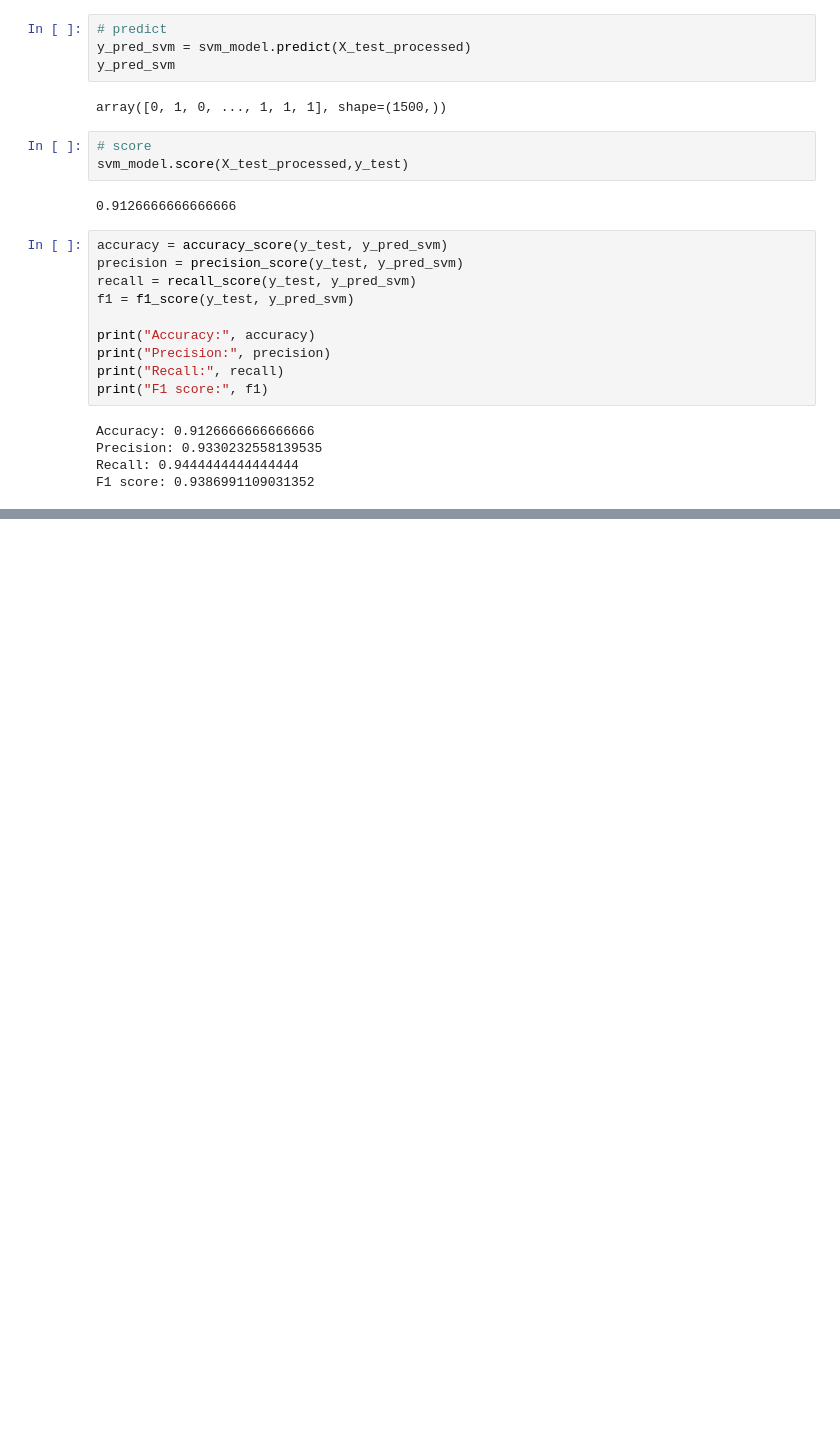
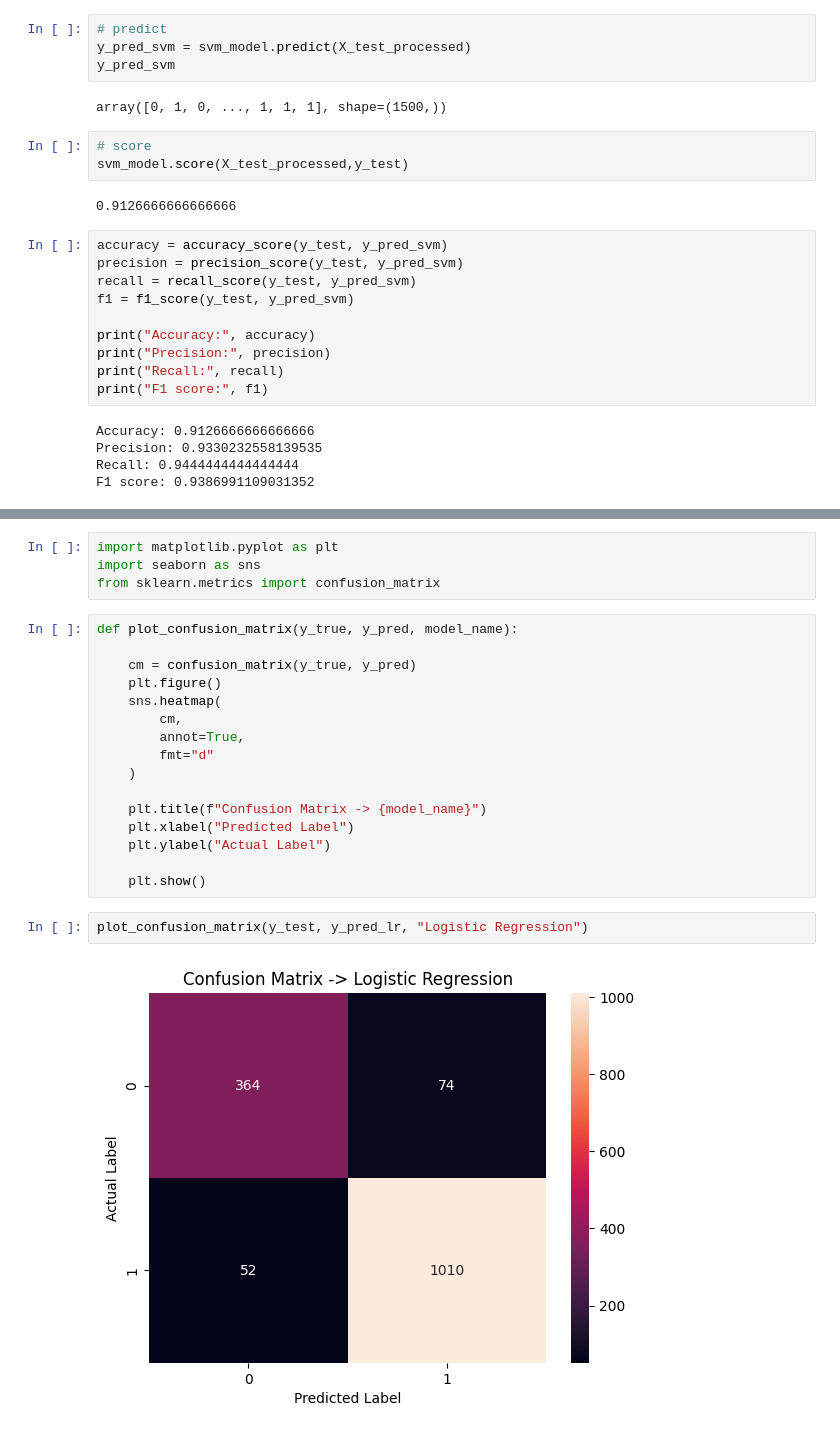
Before and after one commit to siddagovardhanreddy33/Ml_project--Smart_Phone_Addiction_Analysis, a Jupyter notebook: Smart_phones_ml_workflow.ipynb, the cells around one changed output, grey strips where cells are left out. Cells and saved outputs as stored; diff of their text form; blank space fills up the shorter version.

```diff
--- a/Smart_phones_ml_workflow.ipynb
+++ b/Smart_phones_ml_workflow.ipynb
@@ -795,0 +857,24 @@ F1 score: 0.9386991109031352
+# %%
+import matplotlib.pyplot as plt
+import seaborn as sns
+from sklearn.metrics import confusion_matrix
+# %%
+def plot_confusion_matrix(y_true, y_pred, model_name):
+
+    cm = confusion_matrix(y_true, y_pred)
+    plt.figure()
+    sns.heatmap(
+        cm,
+        annot=True,
+        fmt="d"
+    )
+
+    plt.title(f"Confusion Matrix -> {model_name}")
+    plt.xlabel("Predicted Label")
+    plt.ylabel("Actual Label")
+
+    plt.show()
+# %%
+plot_confusion_matrix(y_test, y_pred_lr, "Logistic Regression")
+# %% [output]
+[figure, added]
```
Also changed, not shown: parts of 8 cells of this notebook, 1 other file.
